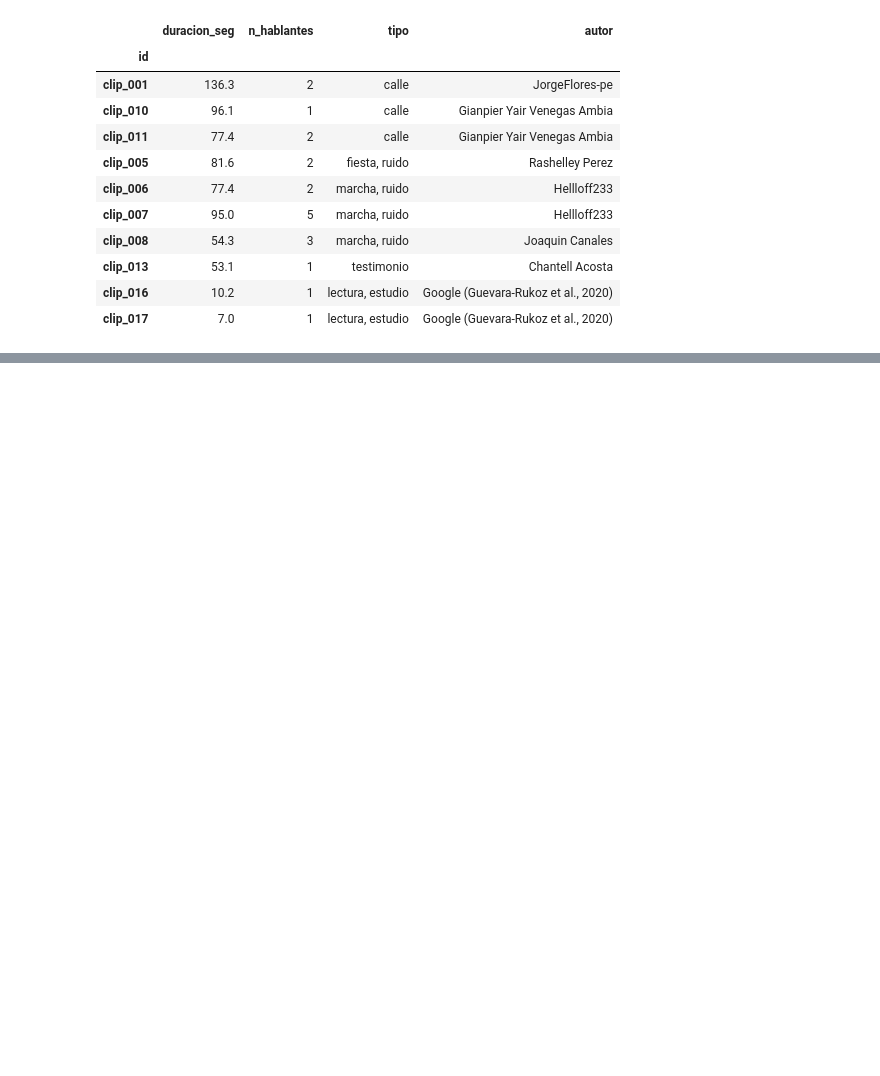
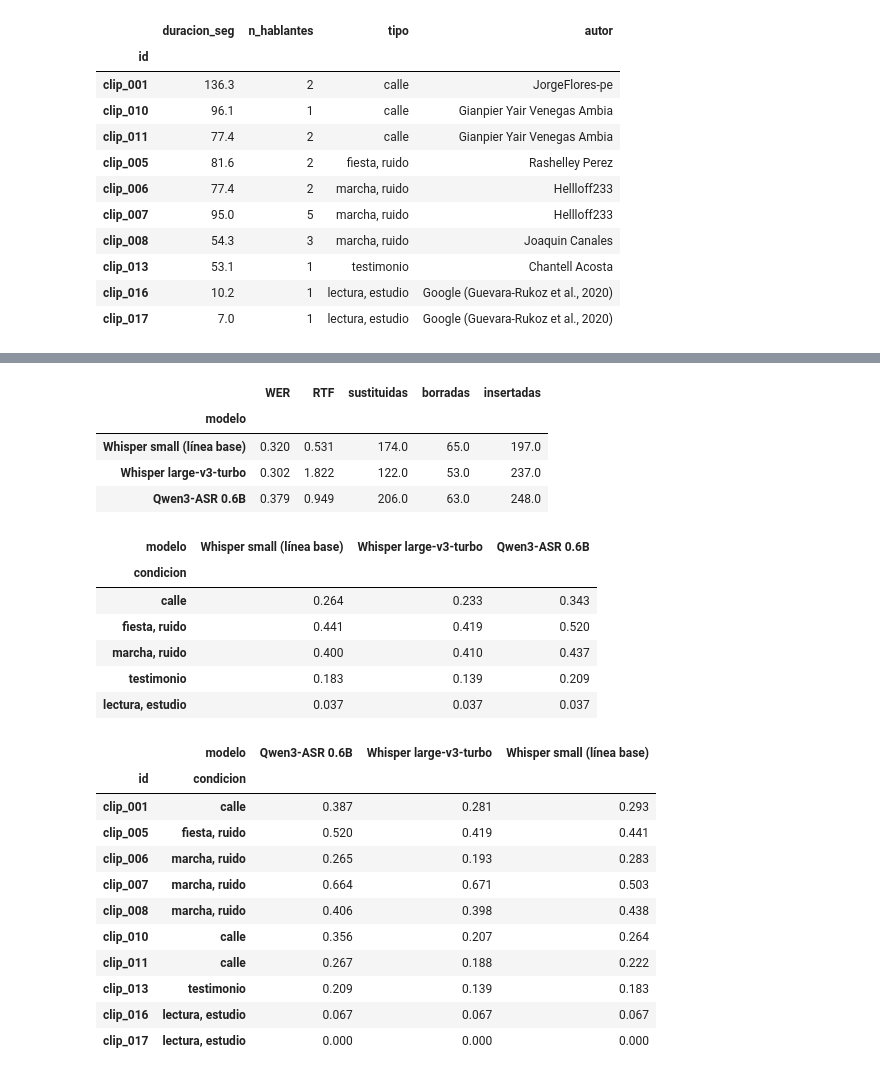
Before and after one commit to SusanMontalvo81/Diplomado-Su-2026, a Jupyter notebook: tarea_2/02_evaluacion.ipynb, the cells around one changed output, grey strips where cells are left out. Cells and saved outputs as stored; diff of their text form; code cells hidden in the pictures; blank space fills up the shorter version.

```diff
--- a/tarea_2/02_evaluacion.ipynb
+++ b/tarea_2/02_evaluacion.ipynb
@@ -102,0 +152,50 @@ Audios: 10 clips, 11.5 min, 7 fuentes, condiciones: ['calle', 'fiesta, ruido', '
+# %%
+MODELOS_ASR = {"faster-whisper-small": "Whisper small (línea base)", "faster-whisper": "Whisper large-v3-turbo",
+               "qwen3-asr-0.6b": "Qwen3-ASR 0.6B"}
+EVAL = Path("datos/raw/audio/eval")
+filas = []
+for clave, nombre in MODELOS_ASR.items():
+    for c in MUESTRA_CLIPS:
+        d = json.loads((EVAL / clave / f"{c}.json").read_text(encoding="utf-8"))
+        o = jiwer.process_words(metricas.normalizar(referencia[c]), metricas.normalizar(d["texto"]) or "∅")
+        filas.append({"modelo": nombre, "id": c, "condicion": fuentes.loc[c, "tipo"], "duracion_seg": d["duracion_seg"],
+                      "segundos": d["segundos"], "palabras_ref": o.hits + o.substitutions + o.deletions,
+                      "sustituidas": o.substitutions, "borradas": o.deletions, "insertadas": o.insertions, "wer": o.wer,
+                      "texto": d["texto"], "segmentos": d["segmentos"]})
+asr = pd.DataFrame(filas)
+asr["errores"] = asr[["sustituidas", "borradas", "insertadas"]].sum(axis=1)
+
+def resumir(g):
+    return pd.Series({"WER": g["errores"].sum() / g["palabras_ref"].sum(), "RTF": g["segundos"].sum() / g["duracion_seg"].sum(),
+                      "sustituidas": g["sustituidas"].sum(), "borradas": g["borradas"].sum(), "insertadas": g["insertadas"].sum()})
+
+tabla_asr = asr.groupby("modelo", sort=False).apply(resumir, include_groups=False)
+display(tabla_asr.round(3))
+por_condicion = asr.groupby(["condicion", "modelo"], sort=False).apply(resumir, include_groups=False)["WER"].unstack()
+display(por_condicion.round(3))
+display(asr.pivot(index=["id", "condicion"], columns="modelo", values="wer").round(3))
+# %% [output]
+|  | WER | RTF | sustituidas | borradas | insertadas |
+| modelo |  |  |  |  |  |
+| Whisper small (línea base) | 0.320 | 0.531 | 174.0 | 65.0 | 197.0 |
+| Whisper large-v3-turbo | 0.302 | 1.822 | 122.0 | 53.0 | 237.0 |
+| Qwen3-ASR 0.6B | 0.379 | 0.949 | 206.0 | 63.0 | 248.0 |
+| modelo | Whisper small (línea base) | Whisper large-v3-turbo | Qwen3-ASR 0.6B |
+| condicion |  |  |  |
+| calle | 0.264 | 0.233 | 0.343 |
+| fiesta, ruido | 0.441 | 0.419 | 0.520 |
+| marcha, ruido | 0.400 | 0.410 | 0.437 |
+| testimonio | 0.183 | 0.139 | 0.209 |
+| lectura, estudio | 0.037 | 0.037 | 0.037 |
+|  | modelo | Qwen3-ASR 0.6B | Whisper large-v3-turbo | Whisper small (línea base) |
+| id | condicion |  |  |  |
+| clip_001 | calle | 0.387 | 0.281 | 0.293 |
+| clip_005 | fiesta, ruido | 0.520 | 0.419 | 0.441 |
+| clip_006 | marcha, ruido | 0.265 | 0.193 | 0.283 |
+| clip_007 | marcha, ruido | 0.664 | 0.671 | 0.503 |
+| clip_008 | marcha, ruido | 0.406 | 0.398 | 0.438 |
+| clip_010 | calle | 0.356 | 0.207 | 0.264 |
+| clip_011 | calle | 0.267 | 0.188 | 0.222 |
+| clip_013 | testimonio | 0.209 | 0.139 | 0.183 |
+| clip_016 | lectura, estudio | 0.067 | 0.067 | 0.067 |
+| clip_017 | lectura, estudio | 0.000 | 0.000 | 0.000 |
```
Also changed, not shown: parts of 7 cells of this notebook, 2 other files.
